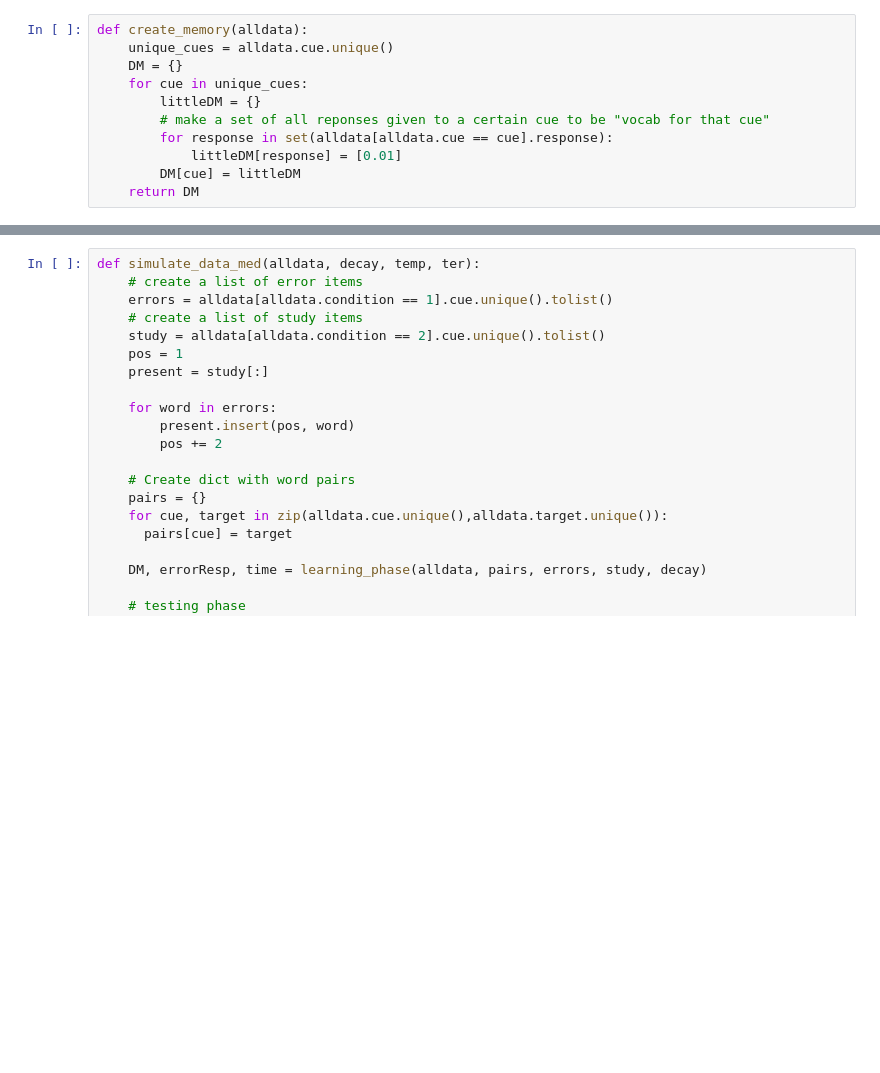
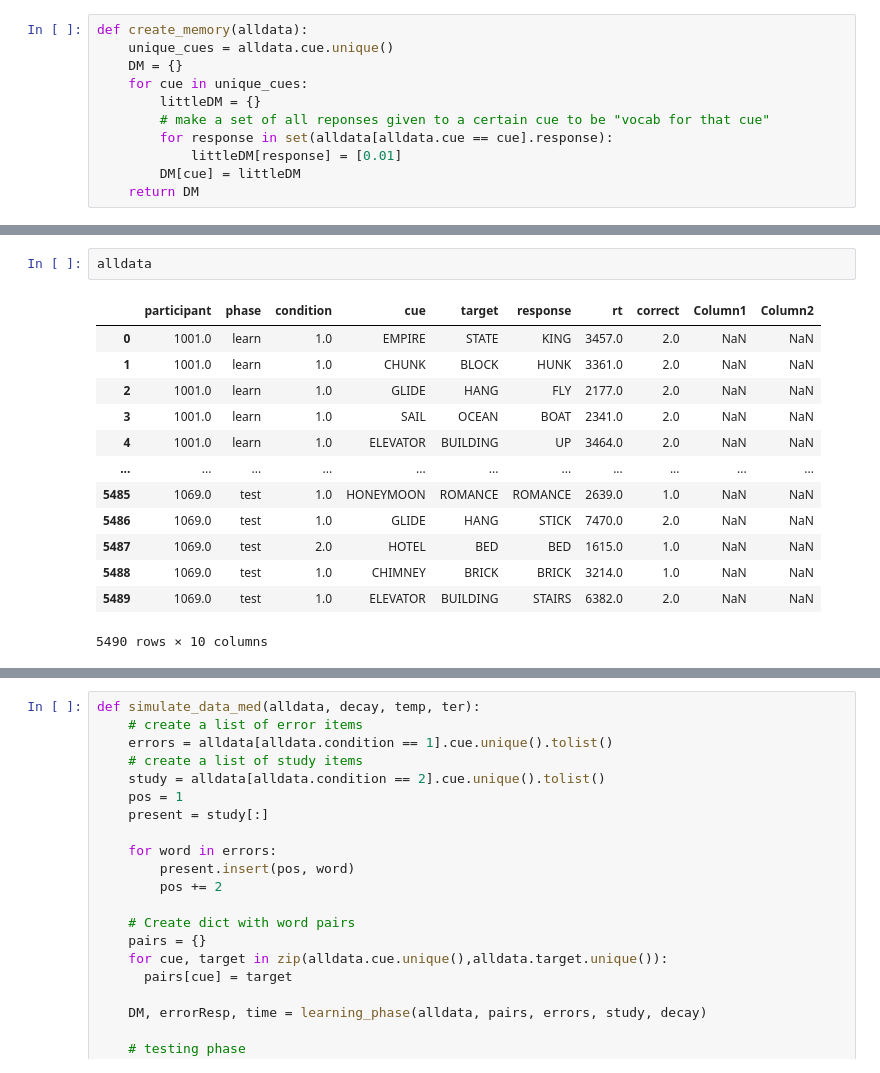
Before and after one commit to UWCCDL/Bridget, a Jupyter notebook: LLerror.ipynb, the cells around one changed output, grey strips where cells are left out. Drawn from its saved outputs; the diff is of its cells as text; blank space fills up the shorter version.

```diff
--- a/LLerror.ipynb
+++ b/LLerror.ipynb
@@ -798,6 +798,22 @@ def simulate_data_elab(alldata, decay, temp, ter, mas = 1.6):
 
     return pd.DataFrame(dataframe, columns=['participant', 'phase', 'condition', 'cue', 'target', 'response', 'rt',
        'correct'])
+# %%
+alldata
+# %% [output]
+|  | participant | phase | condition | cue | target | response | rt | correct | Column1 | Column2 |
+| 0 | 1001.0 | learn | 1.0 | EMPIRE | STATE | KING | 3457.0 | 2.0 | NaN | NaN |
+| 1 | 1001.0 | learn | 1.0 | CHUNK | BLOCK | HUNK | 3361.0 | 2.0 | NaN | NaN |
+| 2 | 1001.0 | learn | 1.0 | GLIDE | HANG | FLY | 2177.0 | 2.0 | NaN | NaN |
+| 3 | 1001.0 | learn | 1.0 | SAIL | OCEAN | BOAT | 2341.0 | 2.0 | NaN | NaN |
+| 4 | 1001.0 | learn | 1.0 | ELEVATOR | BUILDING | UP | 3464.0 | 2.0 | NaN | NaN |
+| ... | ... | ... | ... | ... | ... | ... | ... | ... | ... | ... |
+| 5485 | 1069.0 | test | 1.0 | HONEYMOON | ROMANCE | ROMANCE | 2639.0 | 1.0 | NaN | NaN |
+| 5486 | 1069.0 | test | 1.0 | GLIDE | HANG | STICK | 7470.0 | 2.0 | NaN | NaN |
+| 5487 | 1069.0 | test | 2.0 | HOTEL | BED | BED | 1615.0 | 1.0 | NaN | NaN |
+| 5488 | 1069.0 | test | 1.0 | CHIMNEY | BRICK | BRICK | 3214.0 | 1.0 | NaN | NaN |
+| 5489 | 1069.0 | test | 1.0 | ELEVATOR | BUILDING | STAIRS | 6382.0 | 2.0 | NaN | NaN |
+5490 rows × 10 columns
 # %%
 # test
 data = alldata
```
Also changed, not shown: parts of 9 cells of this notebook.
